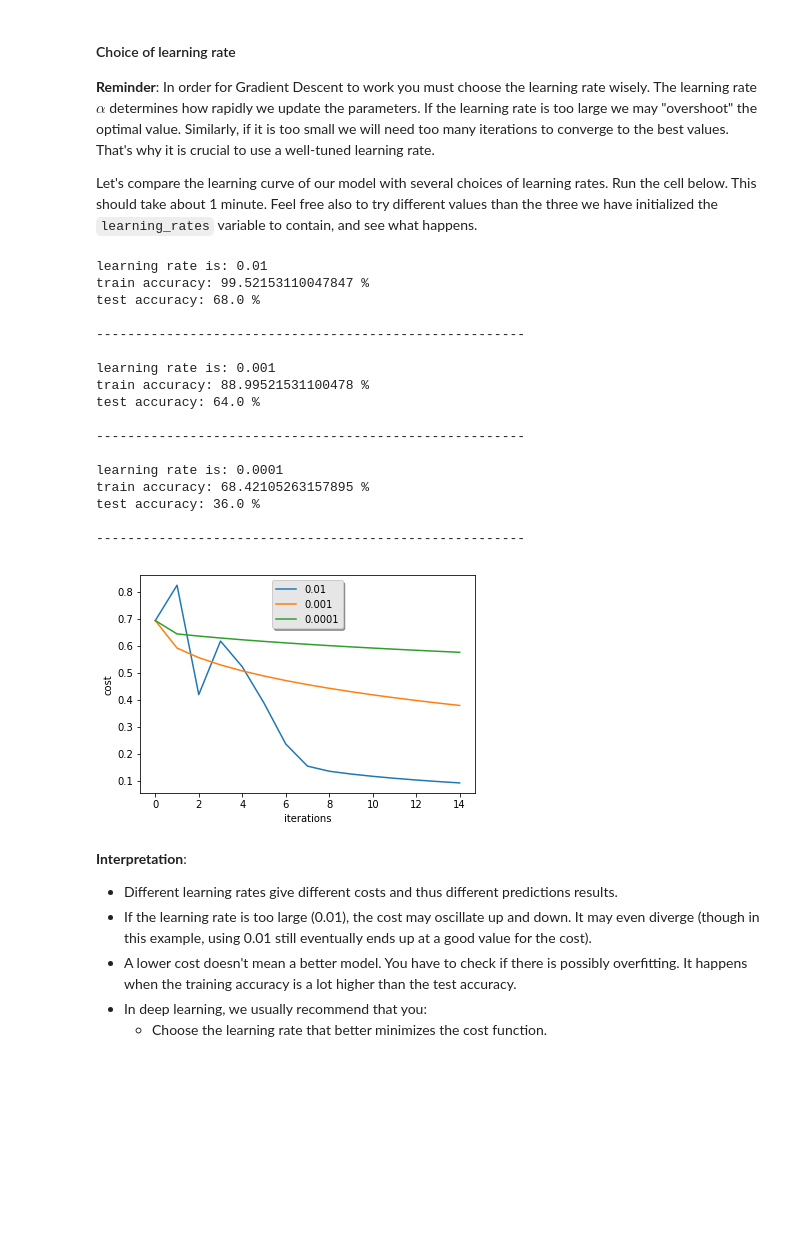
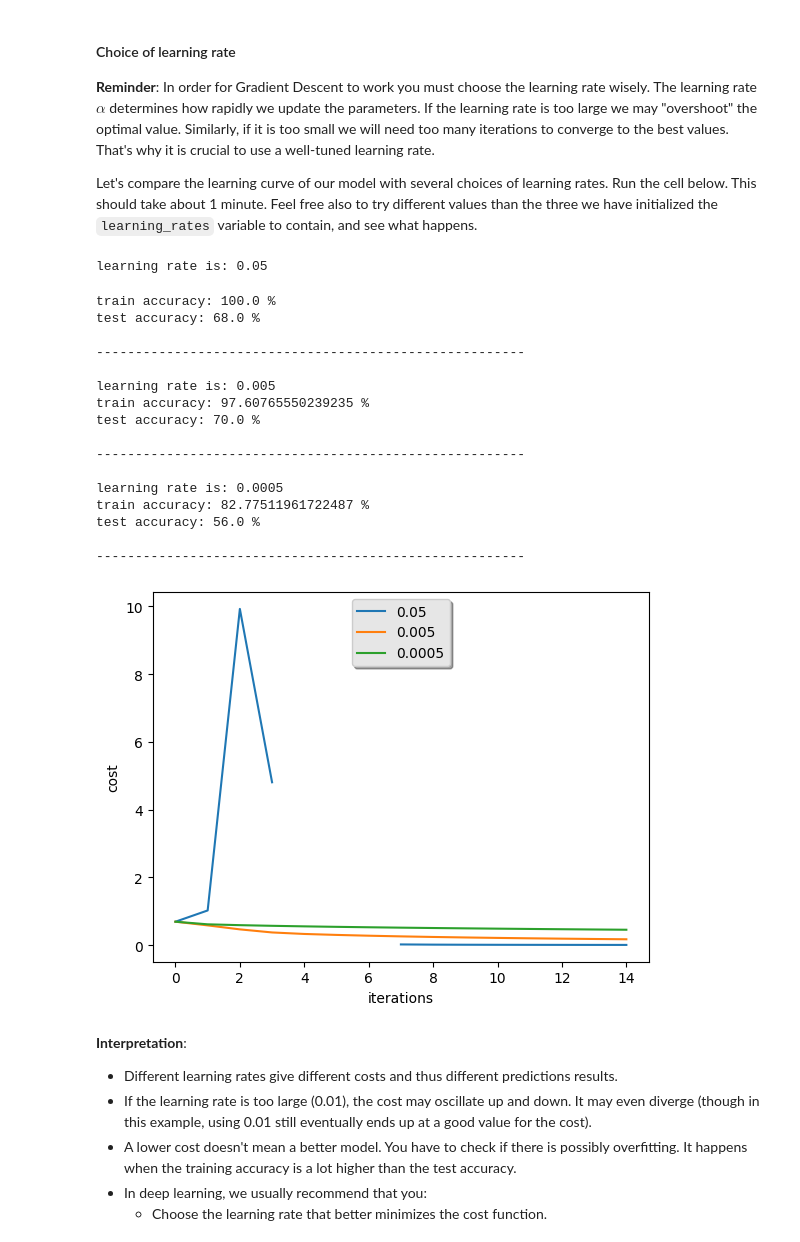
Before and after one commit to Hao-Peng-19/deeplearning.ai-andrewNG, a Jupyter notebook: COURSE 1 Neural Networks and Deep Learning/Week 2/Logistic Regression as a Neural Network/Logistic Regression with a Neural Network mindset.ipynb, the cells around one changed output. Saved outputs shown, nothing was run; the diff lists cells and outputs as text; code cells hidden in the pictures; blank space fills up the shorter version.

```diff
--- a/COURSE 1 Neural Networks and Deep Learning/Week 2/Logistic Regression as a Neural Network/Logistic Regression with a Neural Network mindset.ipynb
+++ b/COURSE 1 Neural Networks and Deep Learning/Week 2/Logistic Regression as a Neural Network/Logistic Regression with a Neural Network mindset.ipynb
@@ -734,42 +732,42 @@ In order for Gradient Descent to work you must choose the learning rate wisely.
 
 Let's compare the learning curve of our model with several choices of learning rates. Run the cell below. This should take about 1 minute. Feel free also to try different values than the three we have initialized the `learning_rates` variable to contain, and see what happens.
 # %%
-learning_rates = [0.01, 0.001, 0.0001]
+learning_rates = [0.05, 0.005, 0.0005]
 models = {}
 for i in learning_rates:
     print ("learning rate is: " + str(i))
     models[str(i)] = model(train_set_x, train_set_y, test_set_x, test_set_y, num_iterations = 1500, learning_rate = i, print_cost = False)
     print ('\n' + "-------------------------------------------------------" + '\n')
 
 for i in learning_rates:
     plt.plot(np.squeeze(models[str(i)]["costs"]), label= str(models[str(i)]["learning_rate"]))
 
 plt.ylabel('cost')
 plt.xlabel('iterations')
 
 legend = plt.legend(loc='upper center', shadow=True)
 frame = legend.get_frame()
 frame.set_facecolor('0.90')
 plt.show()
 # %% [output]
-learning rate is: 0.01
-train accuracy: 99.52153110047847 %
-test accuracy: 68.0 %
-
--------------------------------------------------------
-
-learning rate is: 0.001
-train accuracy: 88.99521531100478 %
-test accuracy: 64.0 %
-
--------------------------------------------------------
-
-learning rate is: 0.0001
-train accuracy: 68.42105263157895 %
-test accuracy: 36.0 %
-
--------------------------------------------------------
+learning rate is: 0.05
+train accuracy: 100.0 %
+test accuracy: 68.0 %
+
+-------------------------------------------------------
+
+learning rate is: 0.005
+train accuracy: 97.60765550239235 %
+test accuracy: 70.0 %
+
+-------------------------------------------------------
+
+learning rate is: 0.0005
+train accuracy: 82.77511961722487 %
+test accuracy: 56.0 %
+
+-------------------------------------------------------
-[figure, old version]
+[figure, new version]
 # %% [markdown]
 **Interpretation**:
 - Different learning rates give different costs and thus different predictions results.
```
Also changed, not shown: parts of 4 cells of this notebook, 1 other file.
